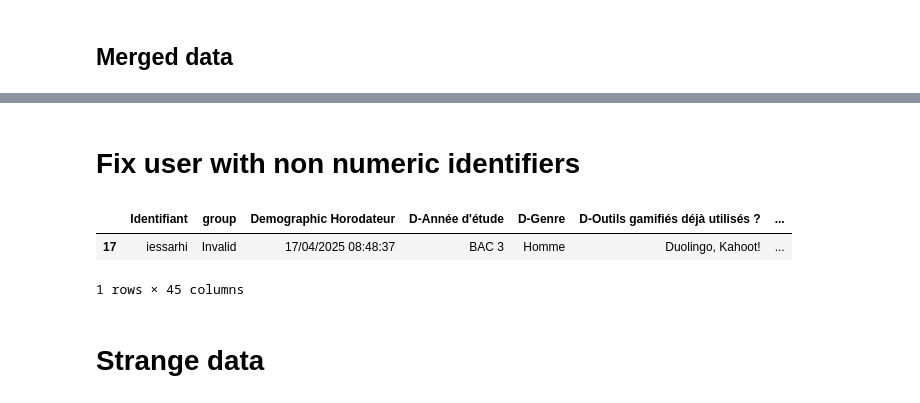
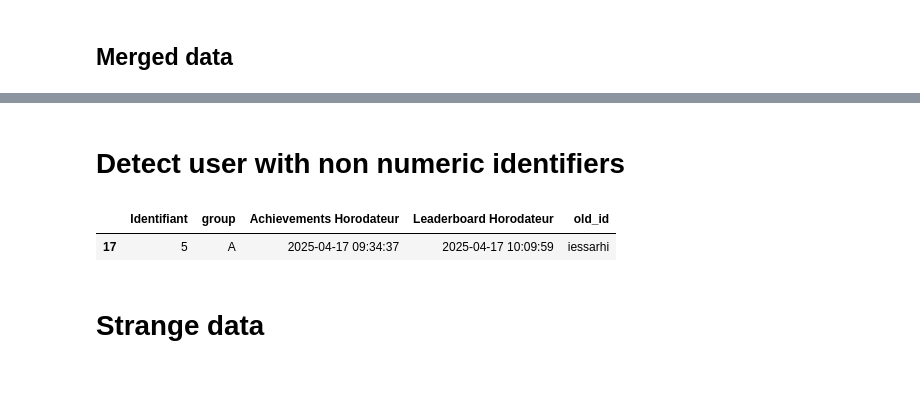
Before and after one commit to ThibBer/MemoireDataAnalytics, a Jupyter notebook: notebooks/arrange data/Merge forms data.ipynb, the cells around one changed output, grey strips where cells are left out. Drawn from its saved outputs; the diff is of its cells as text; code cells hidden in the pictures.

```diff
--- a/notebooks/arrange data/Merge forms data.ipynb
+++ b/notebooks/arrange data/Merge forms data.ipynb
@@ -13,7 +13,7 @@ invalid_data_csv_file = f"{forms_generated_path}/invalid-data.csv"
 csv_files = ["demographic.csv", "achievements.csv", "leaderboard.csv", 'satisfaction.csv']
 
 outer_merged_df = None
-inner_merged_df = None
+forms_merged_df = None
 id_key = 'Identifiant'
 
 
@@ -42,7 +42,7 @@ for i, csv_file in enumerate(csv_files):
         print(duplicated[id_key])
         print("")
 
-    df = df.drop_duplicates(subset=[id_key], keep="last")
+    df = df.drop_duplicates(subset=[id_key], keep="first")
 
     if id_key not in df.columns:
         print(f"⚠️ '{id_key}' not found in {csv_file}.")
@@ -54,12 +54,12 @@ for i, csv_file in enumerate(csv_files):
     else:
         outer_merged_df = pd.merge(outer_merged_df, df, on=id_key, how='outer')
 
-    if inner_merged_df is None:
-        inner_merged_df = df
+    if forms_merged_df is None:
+        forms_merged_df = df
     else:
-        inner_merged_df = pd.merge(inner_merged_df, df, on=id_key, how='inner')
+        forms_merged_df = pd.merge(forms_merged_df, df, on=id_key, how='inner')
 
-inner_merged_df.insert(1, "group", inner_merged_df.apply(group_set, axis=1))
+forms_merged_df.insert(1, "group", forms_merged_df.apply(group_set, axis=1))
 outer_merged_df.insert(1, "group", outer_merged_df.apply(group_set, axis=1))
 # %% [output]
 ⚠️ demographic.csv: 2.0 duplicate(s), keep only firsts
@@ -99,6 +97,11 @@ not_filled
 # %% [markdown]
 ## Merged data
 # %%
-inner_merged_df
+data_to_datetime = ['Demographic Horodateur', 'Leaderboard Horodateur', 'Achievements Horodateur', 'Satisfaction Horodateur']
+
+for col in data_to_datetime:
+    forms_merged_df[col] = pd.to_datetime(forms_merged_df[col], format='%d/%m/%Y %H:%M:%S', utc=False)
+
+forms_merged_df
 # %% [output]
 |  | Identifiant | group | Demographic Horodateur | D-Année d'étude | D-Genre | D-Outils gamifiés déjà utilisés ? | ... |
@@ -121,14 +124,36 @@ inner_merged_df
 36 rows × 45 columns
 # %% [markdown]
-# Fix user with non numeric identifiers
+# Detect user with non numeric identifiers
 # %%
-invalid_id_df = inner_merged_df[~inner_merged_df[id_key].str.isnumeric()].copy()
-invalid_id_df.loc[:, 'Achievements Horodateur'] = pd.to_datetime(invalid_id_df['Achievements Horodateur'], format='%d/%m/%Y %H:%M:%S', utc=False)
-invalid_id_df
+nan_id_df = forms_merged_df[~forms_merged_df[id_key].str.isnumeric()].copy()
+nan_id_df.loc[:, 'Achievements Horodateur'] = pd.to_datetime(nan_id_df['Achievements Horodateur'], format='%d/%m/%Y %H:%M:%S', utc=False)
+
+existing_ids = forms_merged_df[forms_merged_df[id_key].str.isnumeric()][id_key].astype(int).tolist()
+updated_users_invalid_id = nan_id_df[['Identifiant', 'group', 'Achievements Horodateur', 'Leaderboard Horodateur']].copy()
+
+for idx, row in nan_id_df.iterrows():
+    if row['Achievements Horodateur'] < row['Leaderboard Horodateur']:
+        # Group A - odd ID
+        new_id = 1
+        while new_id in existing_ids:
+            new_id += 2
+        updated_users_invalid_id.at[idx, 'group'] = 'A'
+        updated_users_invalid_id.at[idx, id_key] = str(new_id)
+        existing_ids.append(new_id)
+    else:
+        # Group B - even ID
+        new_id = 2
+        while new_id in existing_ids:
+            new_id += 2
+        updated_users_invalid_id.at[idx, 'group'] = 'B'
+        updated_users_invalid_id.at[idx, id_key] = str(new_id)
+        existing_ids.append(new_id)
+
+updated_users_invalid_id['old_id'] = nan_id_df[id_key]
+updated_users_invalid_id
 # %% [output]
-|  | Identifiant | group | Demographic Horodateur | D-Année d'étude | D-Genre | D-Outils gamifiés déjà utilisés ? | ... |
-| 17 | iessarhi | Invalid | 17/04/2025 08:48:37 | BAC 3 | Homme | Duolingo, Kahoot! | ... |
+|  | Identifiant | group | Achievements Horodateur | Leaderboard Horodateur | old_id |
+| 17 | 5 | A | 2025-04-17 09:34:37 | 2025-04-17 10:09:59 | iessarhi |
-1 rows × 45 columns
 # %% [markdown]
 # Strange data
 # %% [markdown]
```
Also changed, not shown: parts of 10 cells of this notebook, 2 other files.
